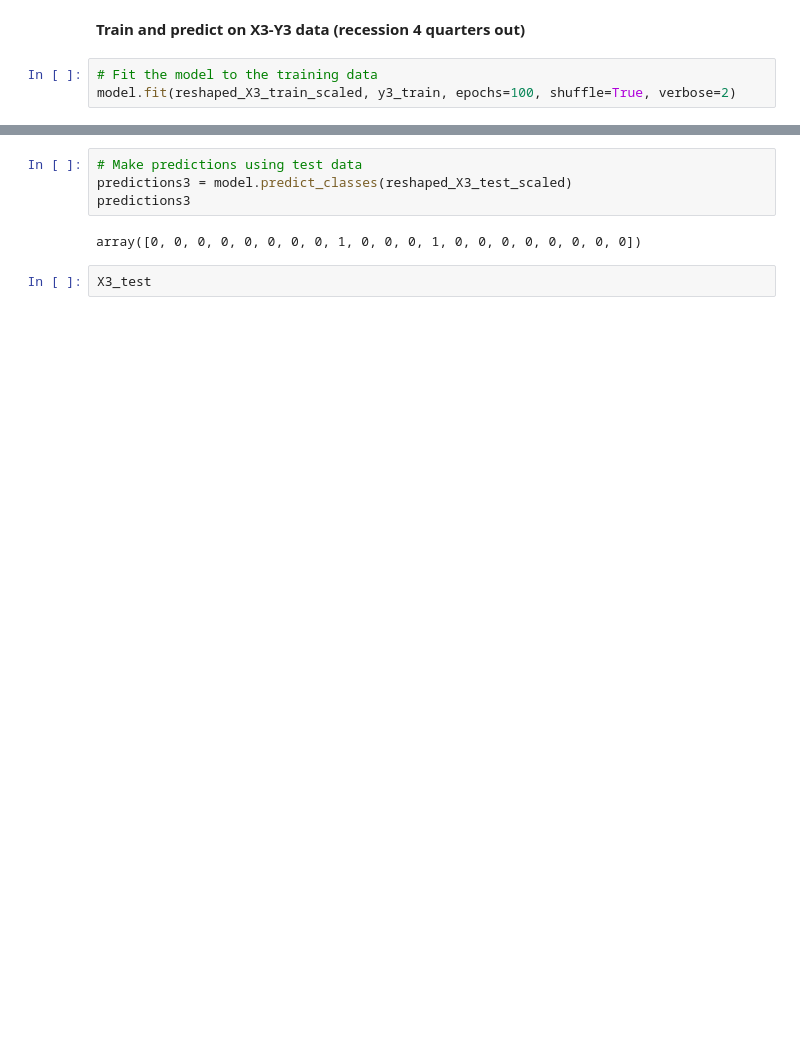
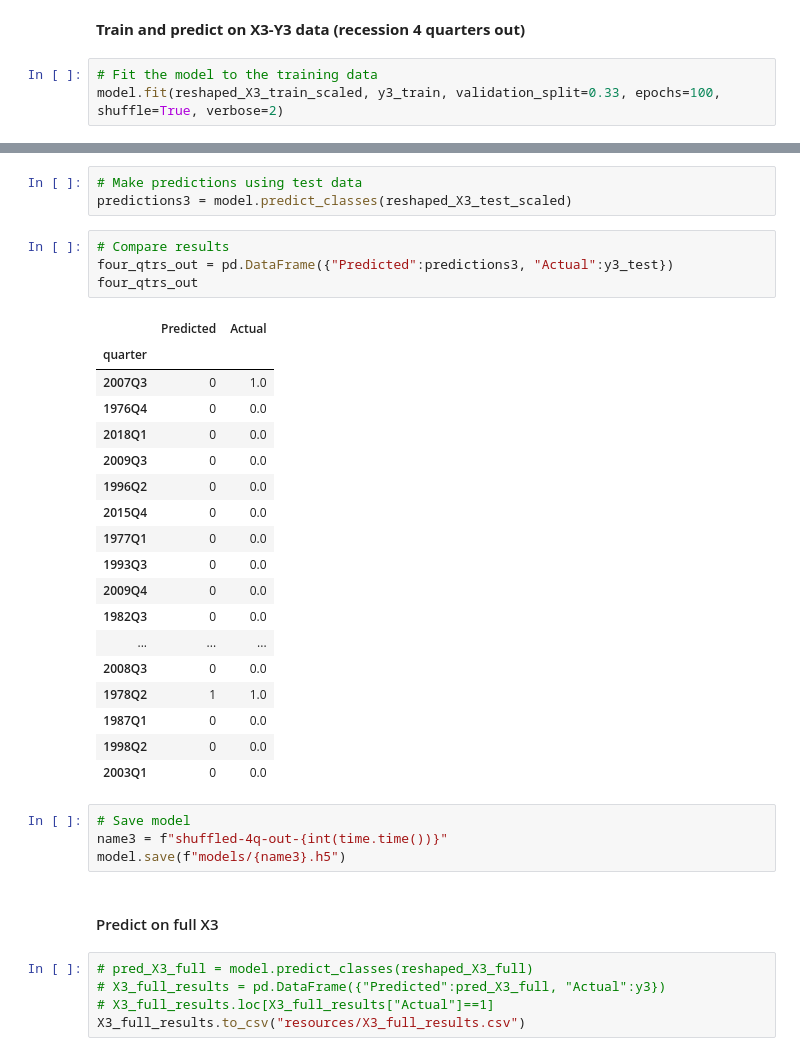
Before and after one commit to lorijta92/machine-learning-predicting-recessions, a Jupyter notebook: RNN_LSTM.ipynb, the cells around one changed output, grey strips where cells are left out. Drawn from its saved outputs; the diff is of its cells as text; blank space fills up the shorter version.

```diff
--- a/RNN_LSTM.ipynb
+++ b/RNN_LSTM.ipynb
@@ -278,5 +345,5 @@ array([0, 0, 0, 0, 0, 0, 0, 0, 1, 1, 1, 1, 1, 1, 1, 1, 0, 1, 0, 1, 1, 1,
 **Train and predict on X3-Y3 data (recession 4 quarters out)**
 # %%
 # Fit the model to the training data
-model.fit(reshaped_X3_train_scaled, y3_train, epochs=100, shuffle=True, verbose=2)
+model.fit(reshaped_X3_train_scaled, y3_train, validation_split=0.33, epochs=100, shuffle=True, verbose=2)
 # %% [output]
@@ -306,8 +373,37 @@ model_loss3, model_accuracy3 = model.evaluate(reshaped_X3_test_scaled, y3_test,
 # %%
 # Make predictions using test data
 predictions3 = model.predict_classes(reshaped_X3_test_scaled)
-predictions3
-# %% [output]
-array([0, 0, 0, 0, 0, 0, 0, 0, 1, 0, 0, 0, 1, 0, 0, 0, 0, 0, 0, 0, 0])
-# %%
-X3_test
+# %%
+# Compare results
+four_qtrs_out = pd.DataFrame({"Predicted":predictions3, "Actual":y3_test})
+four_qtrs_out
+# %% [output]
+|  | Predicted | Actual |
+| quarter |  |  |
+| 2007Q3 | 0 | 1.0 |
+| 1976Q4 | 0 | 0.0 |
+| 2018Q1 | 0 | 0.0 |
+| 2009Q3 | 0 | 0.0 |
+| 1996Q2 | 0 | 0.0 |
+| 2015Q4 | 0 | 0.0 |
+| 1977Q1 | 0 | 0.0 |
+| 1993Q3 | 0 | 0.0 |
+| 2009Q4 | 0 | 0.0 |
+| 1982Q3 | 0 | 0.0 |
+| ... | ... | ... |
+| 2008Q3 | 0 | 0.0 |
+| 1978Q2 | 1 | 1.0 |
+| 1987Q1 | 0 | 0.0 |
+| 1998Q2 | 0 | 0.0 |
+| 2003Q1 | 0 | 0.0 |
+# %%
+# Save model
+name3 = f"shuffled-4q-out-{int(time.time())}"
+model.save(f"models/{name3}.h5")
+# %% [markdown]
+#### Predict on full X3
+# %%
+# pred_X3_full = model.predict_classes(reshaped_X3_full)
+# X3_full_results = pd.DataFrame({"Predicted":pred_X3_full, "Actual":y3})
+# X3_full_results.loc[X3_full_results["Actual"]==1]
+X3_full_results.to_csv("resources/X3_full_results.csv")
```
Also changed, not shown: parts of 30 cells of this notebook, 15 other files.
